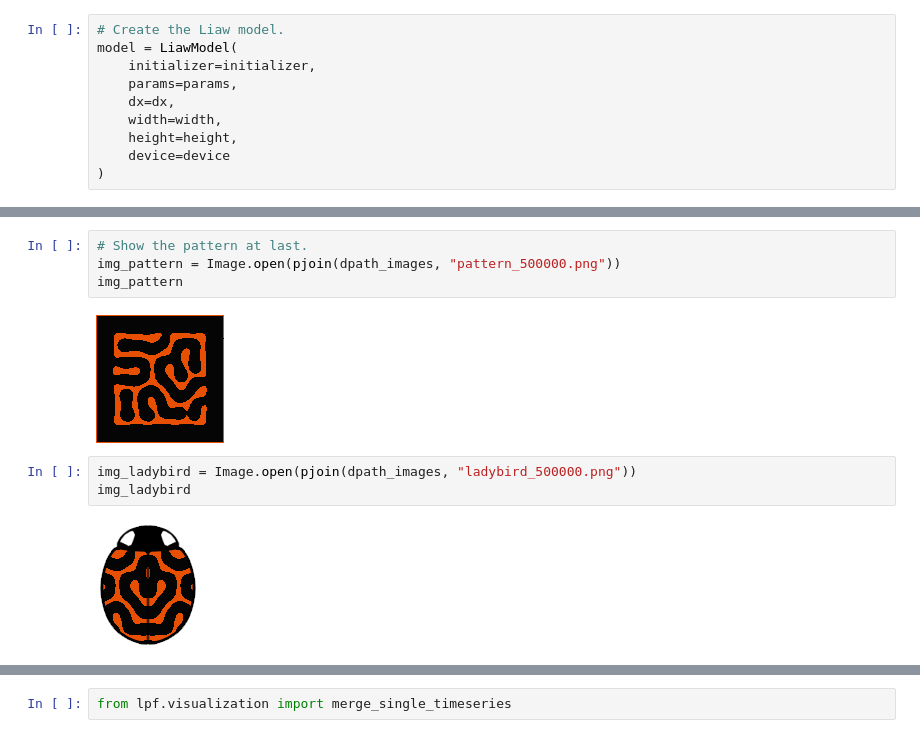
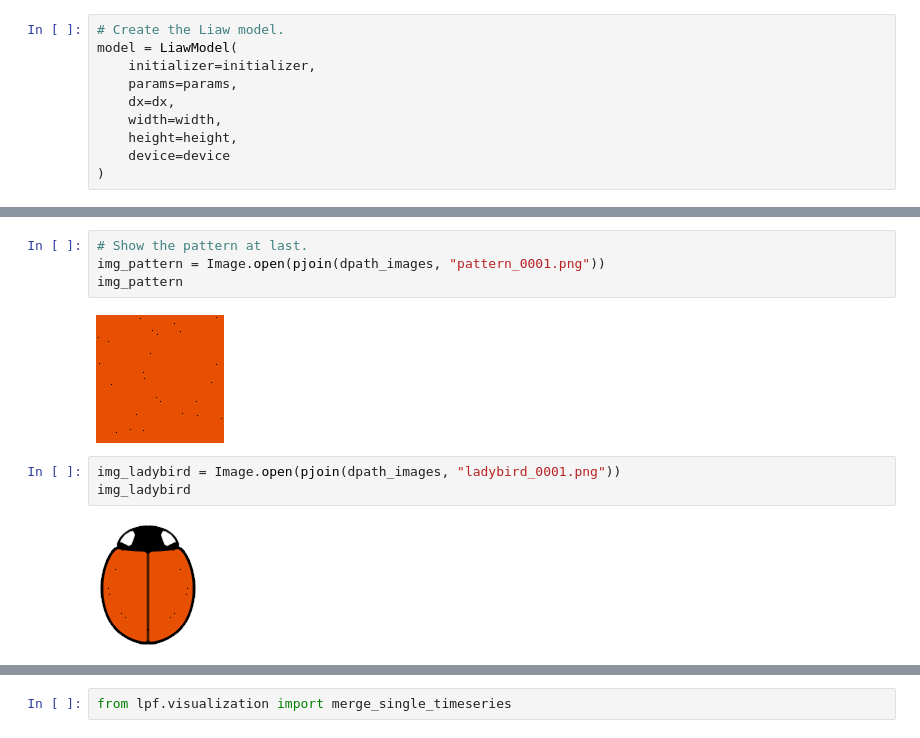
Before and after one commit to cxinsys/lpf, a Jupyter notebook: lpf_colab.ipynb, the cells around one changed output, grey strips where cells are left out. Drawn from its saved outputs; the diff is of its cells as text.

```diff
--- a/lpf_colab.ipynb
+++ b/lpf_colab.ipynb
@@ -232,14 +160,14 @@ ResourceWarning: Enable tracemalloc to get the object allocation traceback
 # %%
 # Show the pattern at last.
-img_pattern = Image.open(pjoin(dpath_images, "pattern_500000.png"))
+img_pattern = Image.open(pjoin(dpath_images, "pattern_0001.png"))
 img_pattern
 # %% [output]
-[figure, old version]
+[figure, new version]
 # %%
-img_ladybird = Image.open(pjoin(dpath_images, "ladybird_500000.png"))
+img_ladybird = Image.open(pjoin(dpath_images, "ladybird_0001.png"))
 img_ladybird
 # %% [output]
-[figure, old version]
+[figure, new version]
 # %%
 # Model file
 !ls {pjoin(dpath_output, "models")}
```
Also changed, not shown: parts of 15 cells of this notebook.
